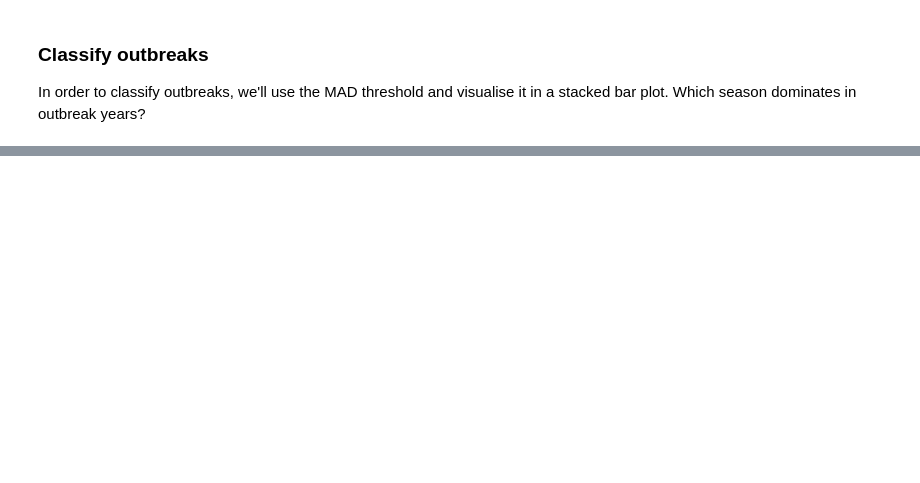
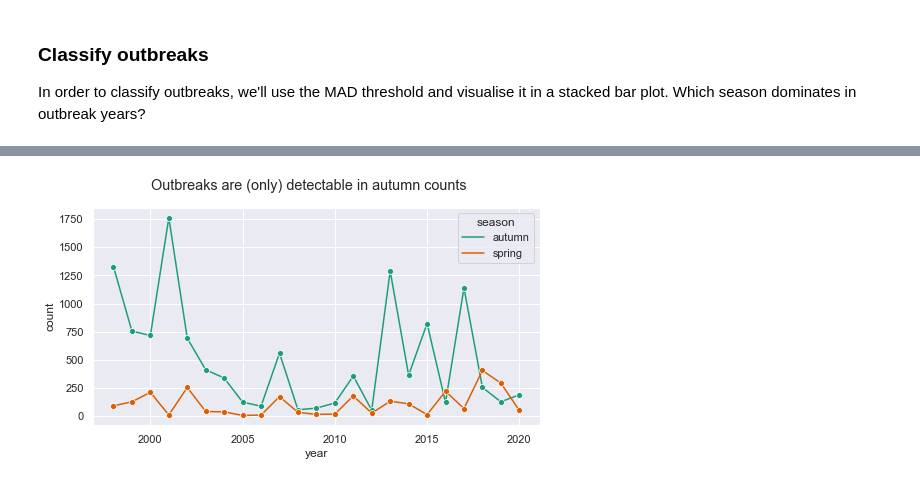
Before and after one commit to gtlab-barcelona/robert, a Jupyter notebook: anomalies/code/7-update-vatalanta-outbreaks.ipynb, the cells around one changed output, grey strips where cells are left out. Drawn from its saved outputs; the diff is of its cells as text; code cells hidden in the pictures; blank space fills up the shorter version.

```diff
--- a/anomalies/code/7-update-vatalanta-outbreaks.ipynb
+++ b/anomalies/code/7-update-vatalanta-outbreaks.ipynb
@@ -126,0 +122,9 @@ count_by_trap
+# %%
+data = count_season[(count_season.species == 'Vanessa atalanta') & (count_season.season != 'july')]
+fig, ax = plt.subplots(figsize=(8,4))
+sns.lineplot(x='year', y='count', hue='season', marker='o', data=data, ax=ax)
+fig.suptitle('Outbreaks are (only) detectable in autumn counts')
+fig.savefig(f'../figs/kaliningrad/vatalanta/outbreaks_per-season_joined.png',
+            dpi=600, bbox_inches='tight')
+# %% [output]
+[figure, added]
```
Also changed, not shown: parts of 9 cells of this notebook, 8 other files.
